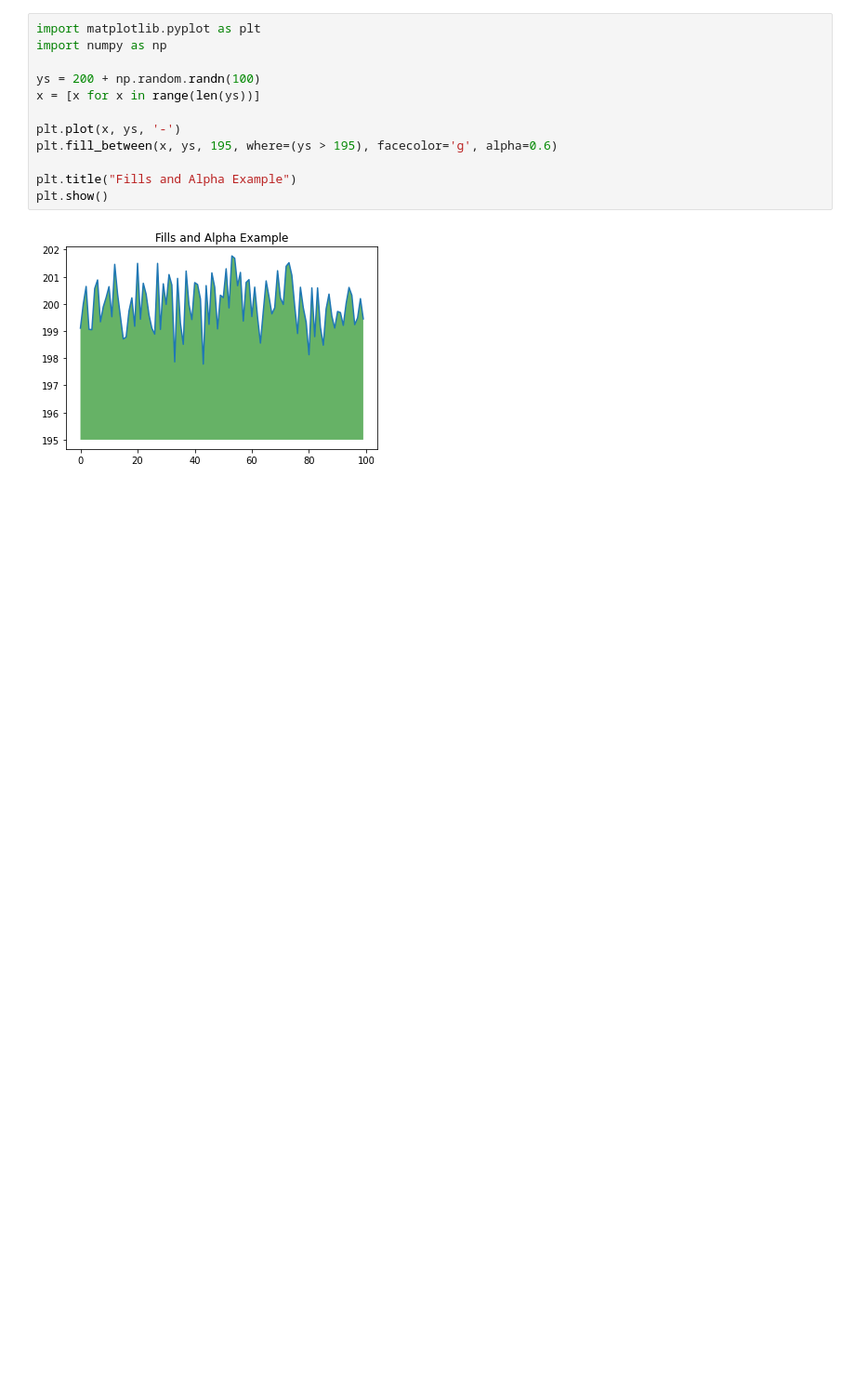
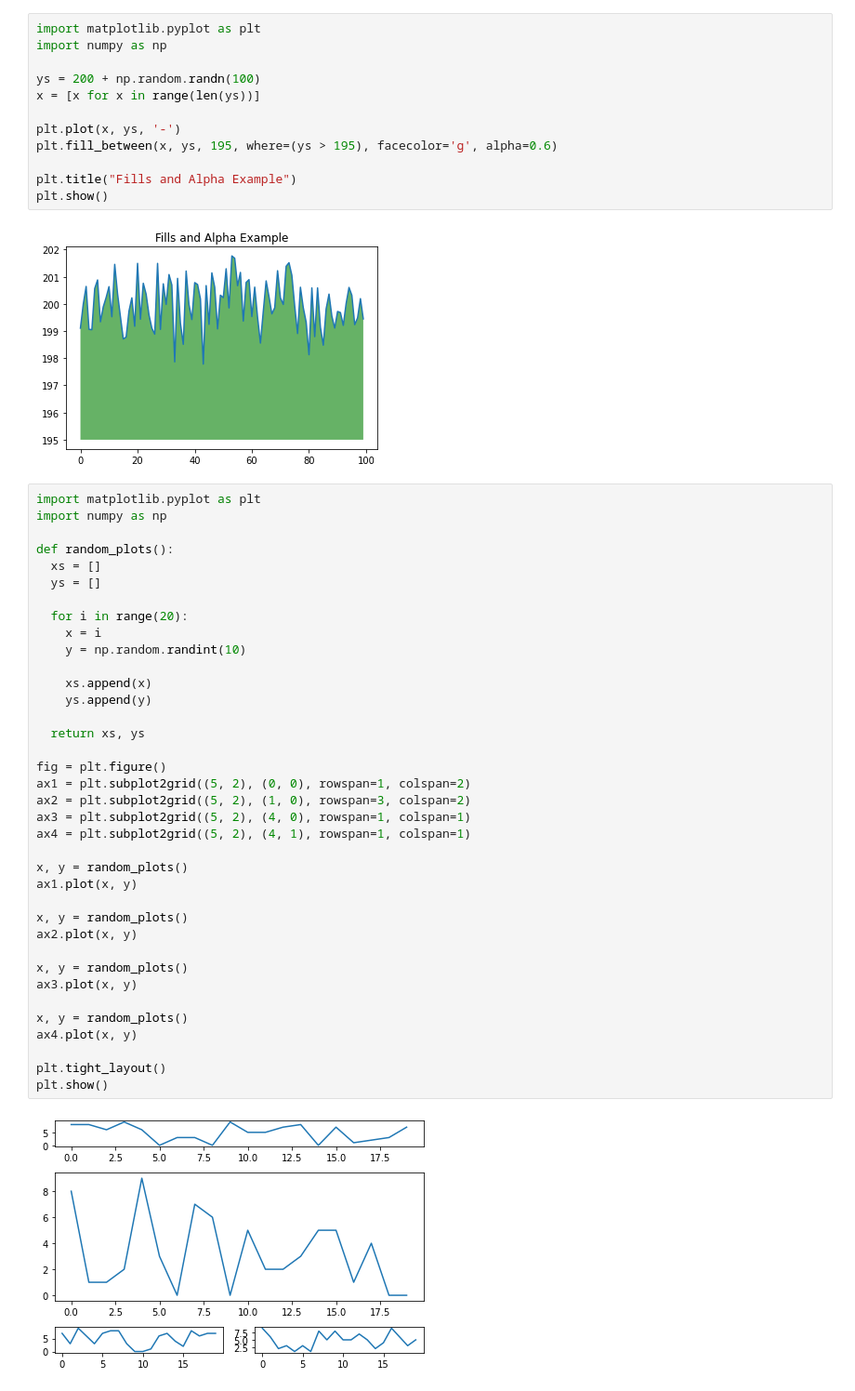
Before and after one commit to dprossi/colab_test, a Jupyter notebook: first_colab_notebook.ipynb, the cells around one changed output. Shown: that part at 93% size. Drawn from its saved outputs; the diff is of its cells as text; blank space fills up the shorter version.

```diff
--- a/first_colab_notebook.ipynb
+++ b/first_colab_notebook.ipynb
@@ -322,3 +322,42 @@ plt.title("Fills and Alpha Example")
 plt.show()
 # %% [output]
 [figure]
+# %%
+import matplotlib.pyplot as plt
+import numpy as np
+
+def random_plots():
+  xs = []
+  ys = []
+
+  for i in range(20):
+    x = i
+    y = np.random.randint(10)
+
+    xs.append(x)
+    ys.append(y)
+
+  return xs, ys
+
+fig = plt.figure()
+ax1 = plt.subplot2grid((5, 2), (0, 0), rowspan=1, colspan=2)
+ax2 = plt.subplot2grid((5, 2), (1, 0), rowspan=3, colspan=2)
+ax3 = plt.subplot2grid((5, 2), (4, 0), rowspan=1, colspan=1)
+ax4 = plt.subplot2grid((5, 2), (4, 1), rowspan=1, colspan=1)
+
+x, y = random_plots()
+ax1.plot(x, y)
+
+x, y = random_plots()
+ax2.plot(x, y)
+
+x, y = random_plots()
+ax3.plot(x, y)
+
+x, y = random_plots()
+ax4.plot(x, y)
+
+plt.tight_layout()
+plt.show()
+# %% [output]
+[figure, added]
```
Also changed, not shown: parts of 14 cells of this notebook.
